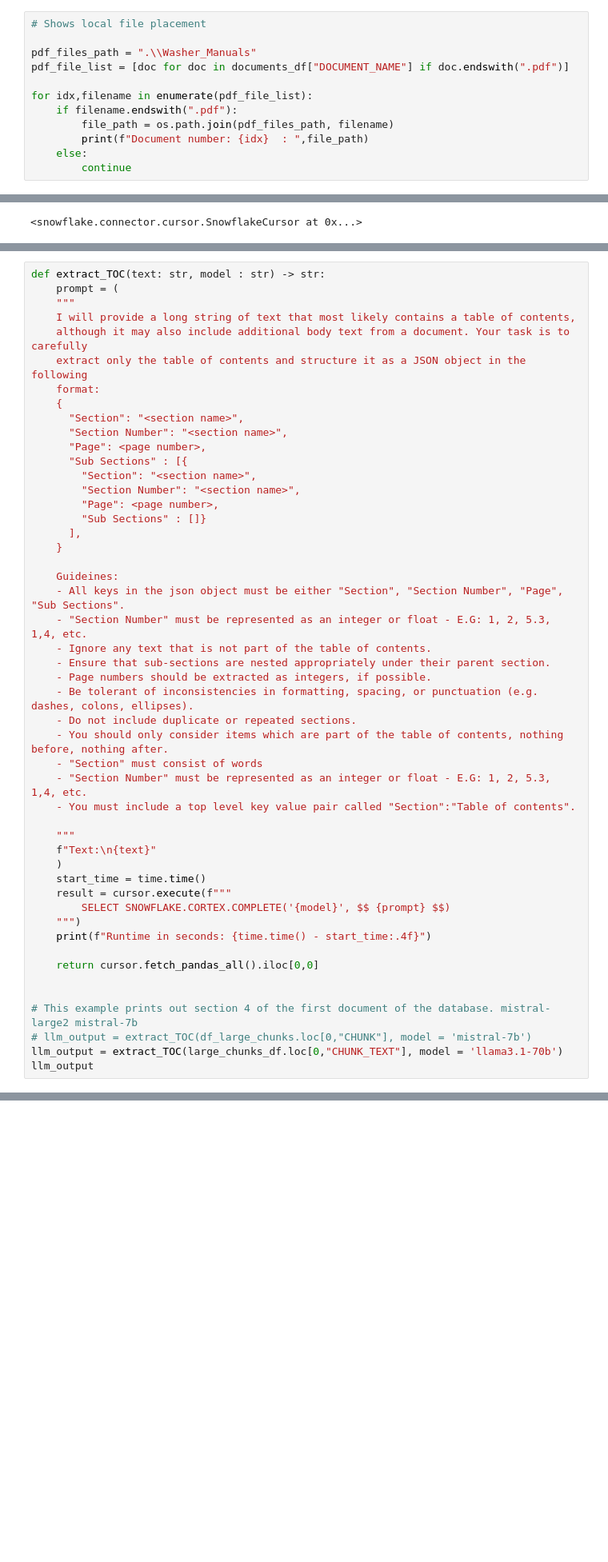
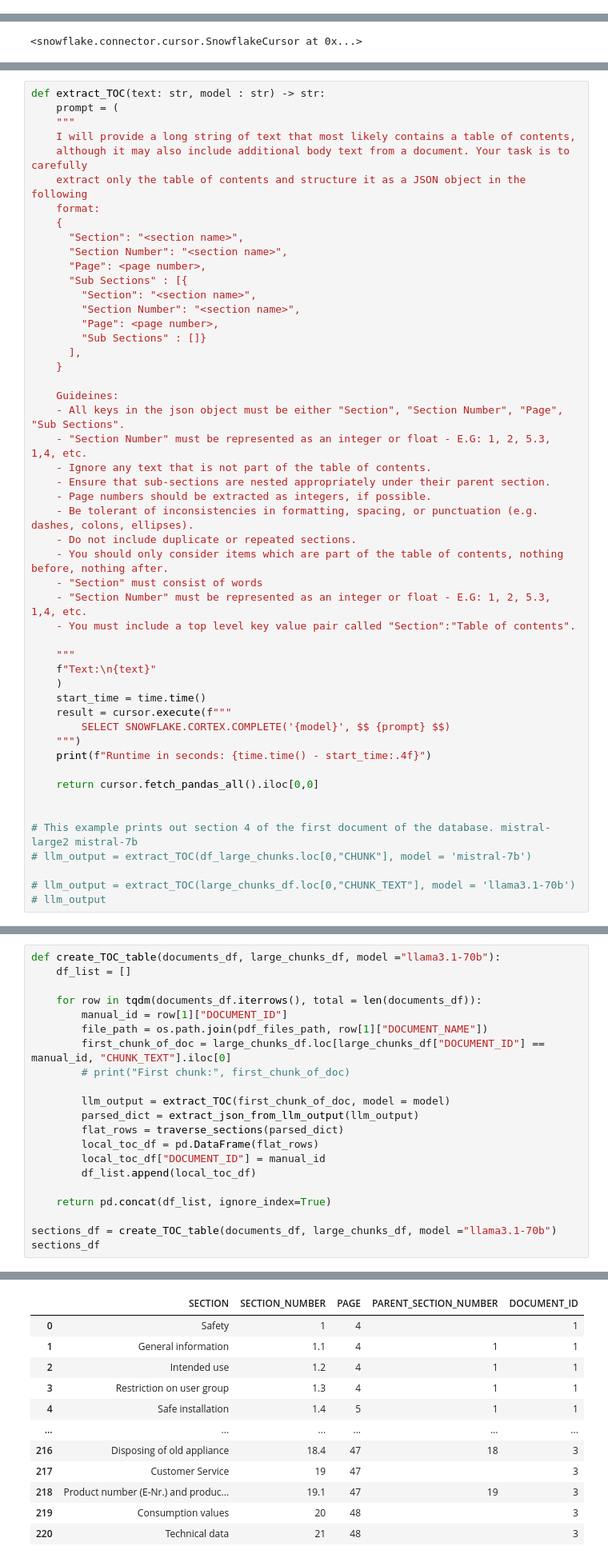
Before and after one commit to Haldan-NC/Snowflake-Cortex-Playground, a Jupyter notebook: WASHING_MACHINE_DB_setup.ipynb, the cells around one changed output, grey strips where cells are left out. Shown at 80% size. Saved outputs shown, nothing was run; the diff lists cells and outputs as text; blank space fills up the shorter version.

```diff
--- a/WASHING_MACHINE_DB_setup.ipynb
+++ b/WASHING_MACHINE_DB_setup.ipynb
@@ -173,15 +159,3 @@ documents_df.head()
 # The section below focuses on creating chunks_large and chunks_small.
 
 Different size chunks are good at different things - it could be a good idea to store both size, especially during testing
-# %%
-# Shows local file placement
-
-pdf_files_path = ".\\Washer_Manuals"
-pdf_file_list = [doc for doc in documents_df["DOCUMENT_NAME"] if doc.endswith(".pdf")]
-
-for idx,filename in enumerate(pdf_file_list):
-    if filename.endswith(".pdf"):
-        file_path = os.path.join(pdf_files_path, filename)
-        print(f"Document number: {idx}  : ",file_path)
-    else:
-        continue
@@ -433,5 +461,6 @@ def extract_TOC(text: str, model : str) -> str:
 
 # This example prints out section 4 of the first document of the database. mistral-large2 mistral-7b
 # llm_output = extract_TOC(df_large_chunks.loc[0,"CHUNK"], model = 'mistral-7b')
-llm_output = extract_TOC(large_chunks_df.loc[0,"CHUNK_TEXT"], model = 'llama3.1-70b')
-llm_output
+
+# llm_output = extract_TOC(large_chunks_df.loc[0,"CHUNK_TEXT"], model = 'llama3.1-70b')
+# llm_output
@@ -731,0 +541,22 @@ LIMIT 10;
+# %%
+def create_TOC_table(documents_df, large_chunks_df, model ="llama3.1-70b"):
+    df_list = []
+
+    for row in tqdm(documents_df.iterrows(), total = len(documents_df)):
+        manual_id = row[1]["DOCUMENT_ID"]
+        file_path = os.path.join(pdf_files_path, row[1]["DOCUMENT_NAME"])
+        first_chunk_of_doc = large_chunks_df.loc[large_chunks_df["DOCUMENT_ID"] == manual_id, "CHUNK_TEXT"].iloc[0]
+        # print("First chunk:", first_chunk_of_doc)
+
+        llm_output = extract_TOC(first_chunk_of_doc, model = model)
+        parsed_dict = extract_json_from_llm_output(llm_output)
+        flat_rows = traverse_sections(parsed_dict)
+        local_toc_df = pd.DataFrame(flat_rows)
+        local_toc_df["DOCUMENT_ID"] = manual_id
+        df_list.append(local_toc_df)
+
+    return pd.concat(df_list, ignore_index=True)
+
+sections_df = create_TOC_table(documents_df, large_chunks_df, model ="llama3.1-70b")
+sections_df
+# %% [output]
@@ -731,0 +566,12 @@ LIMIT 10;
+|  | SECTION | SECTION_NUMBER | PAGE | PARENT_SECTION_NUMBER | DOCUMENT_ID |
+| 0 | Safety | 1 | 4 |  | 1 |
+| 1 | General information | 1.1 | 4 | 1 | 1 |
+| 2 | Intended use | 1.2 | 4 | 1 | 1 |
+| 3 | Restriction on user group | 1.3 | 4 | 1 | 1 |
+| 4 | Safe installation | 1.4 | 5 | 1 | 1 |
+| ... | ... | ... | ... | ... | ... |
+| 216 | Disposing of old appliance | 18.4 | 47 | 18 | 3 |
+| 217 | Customer Service | 19 | 47 |  | 3 |
+| 218 | Product number (E-Nr.) and produc... | 19.1 | 47 | 19 | 3 |
+| 219 | Consumption values | 20 | 48 |  | 3 |
+| 220 | Technical data | 21 | 48 |  | 3 |
```
Also changed, not shown: parts of 34 cells of this notebook, 57 other files.
